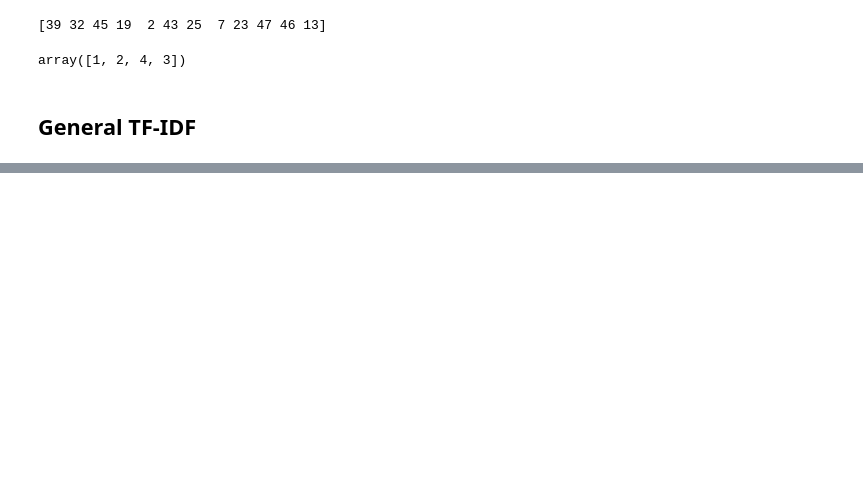
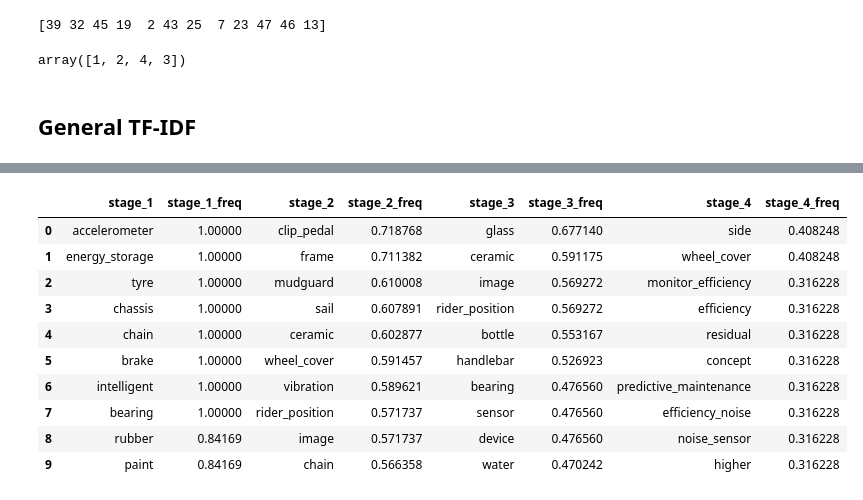
Before and after one commit to shahamana/rosetta-topic-model, a Jupyter notebook: tf_idf.ipynb, the cells around one changed output, grey strips where cells are left out. Cells and saved outputs as stored; diff of their text form; code cells hidden in the pictures; blank space fills up the shorter version.

```diff
--- a/tf_idf.ipynb
+++ b/tf_idf.ipynb
@@ -115,0 +306,14 @@ display(tfidf_df)
+# %%
+get_important_freq(19)
+# %% [output]
+|  | stage_1 | stage_1_freq | stage_2 | stage_2_freq | stage_3 | stage_3_freq | stage_4 | stage_4_freq |
+| 0 | accelerometer | 1.00000 | clip_pedal | 0.718768 | glass | 0.677140 | side | 0.408248 |
+| 1 | energy_storage | 1.00000 | frame | 0.711382 | ceramic | 0.591175 | wheel_cover | 0.408248 |
+| 2 | tyre | 1.00000 | mudguard | 0.610008 | image | 0.569272 | monitor_efficiency | 0.316228 |
+| 3 | chassis | 1.00000 | sail | 0.607891 | rider_position | 0.569272 | efficiency | 0.316228 |
+| 4 | chain | 1.00000 | ceramic | 0.602877 | bottle | 0.553167 | residual | 0.316228 |
+| 5 | brake | 1.00000 | wheel_cover | 0.591457 | handlebar | 0.526923 | concept | 0.316228 |
+| 6 | intelligent | 1.00000 | vibration | 0.589621 | bearing | 0.476560 | predictive_maintenance | 0.316228 |
+| 7 | bearing | 1.00000 | rider_position | 0.571737 | sensor | 0.476560 | efficiency_noise | 0.316228 |
+| 8 | rubber | 0.84169 | image | 0.571737 | device | 0.476560 | noise_sensor | 0.316228 |
+| 9 | paint | 0.84169 | chain | 0.566358 | water | 0.470242 | higher | 0.316228 |
```
Also changed, not shown: parts of 25 cells of this notebook.
